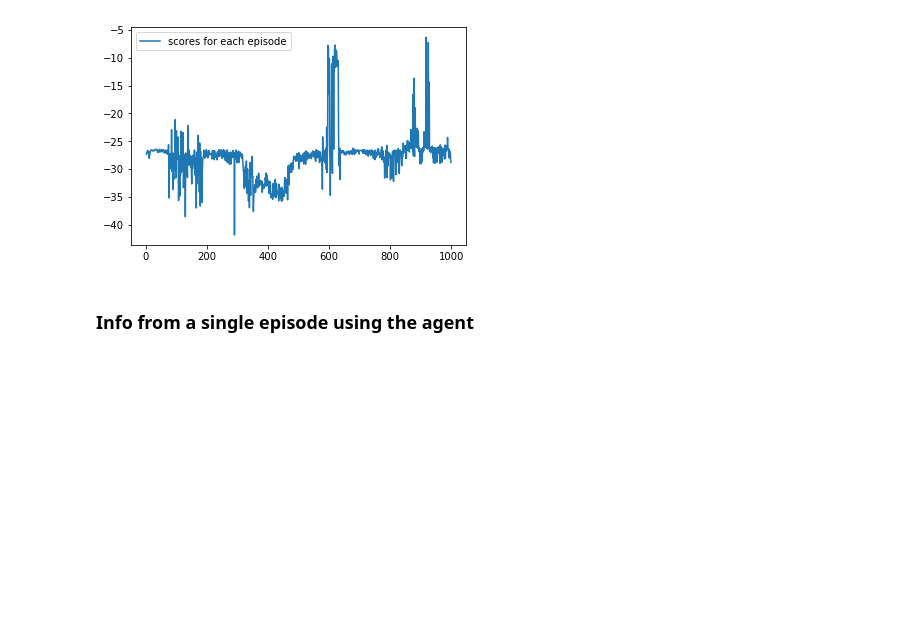
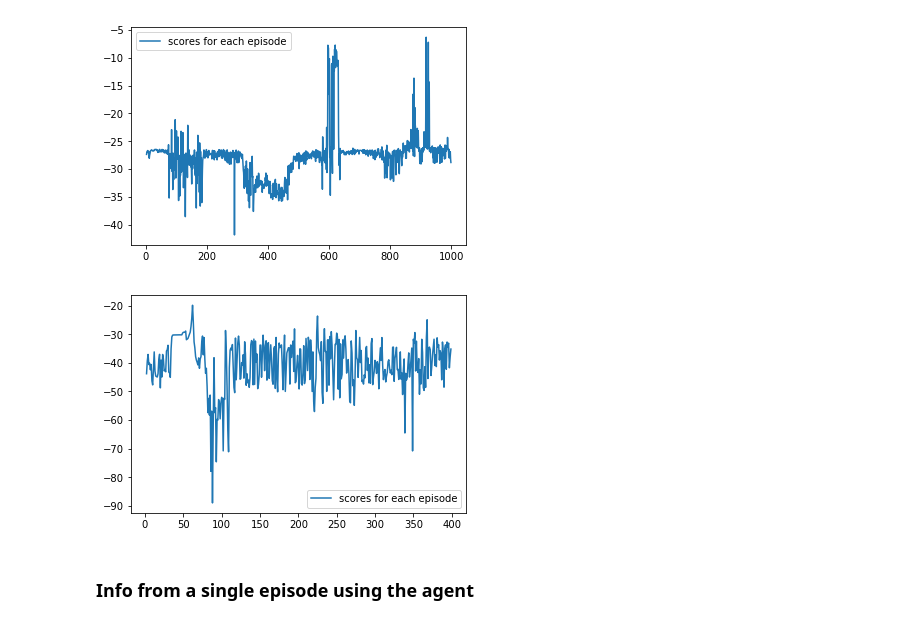
Before and after one commit to mark5udacity/RL-Quadcopter-2, a Jupyter notebook: Quadcopter_Project.ipynb, the cells around one changed output. Drawn from its saved outputs; the diff is of its cells as text; code cells hidden in the pictures; blank space fills up the shorter version.

Commit message:
Modifying Reward Functions to try to get the behavior we want.

```diff
--- a/Quadcopter_Project.ipynb
+++ b/Quadcopter_Project.ipynb
@@ -281,8 +281,9 @@ from agents.ddpg_agent import DDPG
 from physics_sim import PhysicsSim_Params
 from task import Task
 
-num_episodes = 1000
-hover_target = [0., 0., 42.]  # Hover to the optimal height of the Universe.
+num_episodes = 400
+hover_target = [0., 0., 18] # Picking a hover point much closer to the initial pose, so that penalty is smaller
+                #42.]  # Hover to the optimal height of the Universe.
 # np.array([10., 10., 20.]) # let's try moving later
 
 task = Task(simParams, target_pos = hover_target)
@@ -344,6 +355,16 @@ plt.legend()
 _ = plt.ylim()
 # %% [output]
 [figure]
+# %%
+# Fourth time, super playing around with reward function (adding euler angles, etc)
+#Took: CPU times: user 16min 51s, sys: 3min 55s, total: 20min 46s
+
+range(1, num_episodes+1)
+plt.plot(end_scenario_rewards, label='scores for each episode')
+plt.legend()
+_ = plt.ylim()
+# %% [output]
+[figure, added]
 # %% [markdown]
 ### Info from a single episode using the agent
 # %%
```
Also changed, not shown: parts of 6 cells of this notebook, 1 other file.
